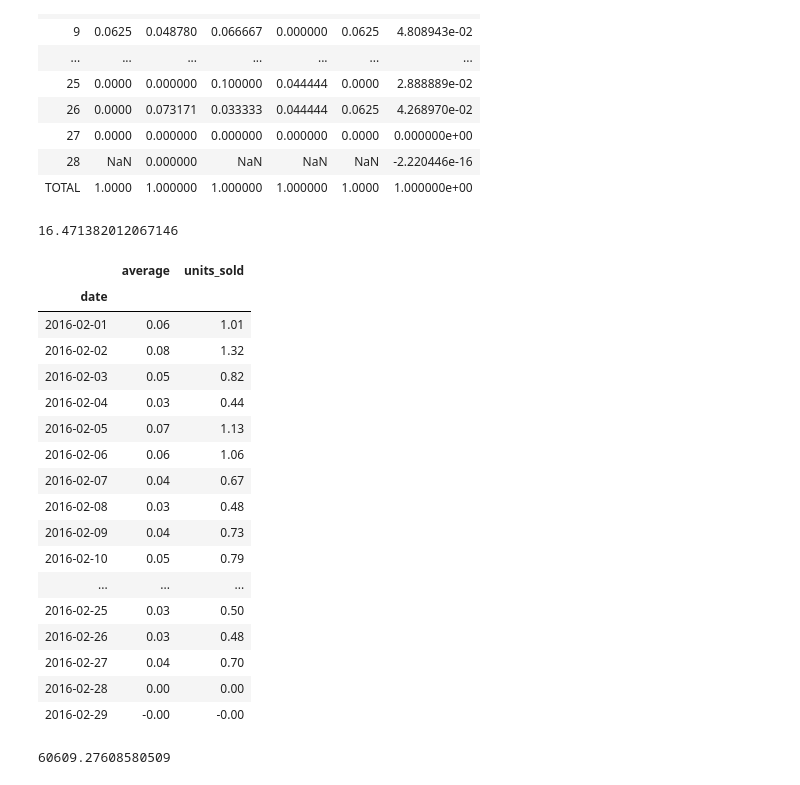
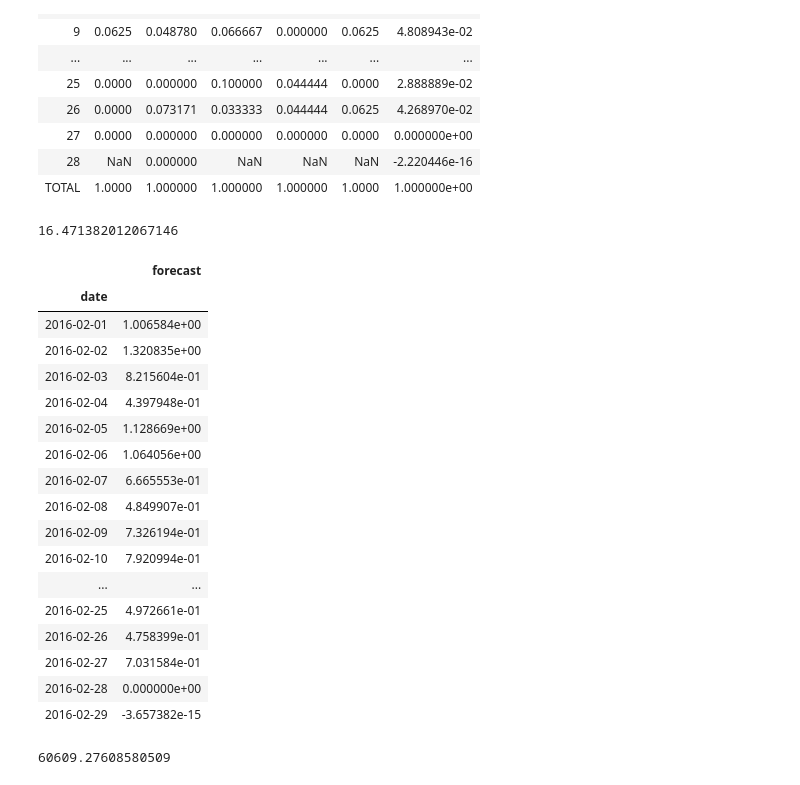
Before and after one commit to alecjonas/Forecasting_Walmart_Sales, a Jupyter notebook: notebooks/forecasting2.ipynb, the cells around one changed output. Drawn from its saved outputs; the diff is of its cells as text; code cells hidden in the pictures.

```diff
--- a/notebooks/forecasting2.ipynb
+++ b/notebooks/forecasting2.ipynb
@@ -172,7 +173,7 @@ def make_forecast(series, interval, num_of_test_periods, forecast_period, foreca
     forecast = trend + seasonal
     actual = df[-num_of_test_periods:].loc[df[-num_of_test_periods:].index.month == forecast_month].iloc[0, 0]
     error = (forecast-actual)/actual
-    return forecast, error, actual
+    return forecast, error, actual, train_series
 
 def trickle_down_forecast(upper_forecast, actual, path_lst):
     forecast = upper_forecast * np.prod(path_lst)
@@ -671,32 +688,34 @@ def daily_distribution(store_dept_forecast, daily_series, store_id, dept_id, pro
     #item_sold_in_month = mb.loc[product_id][month-1]
     #forecast_month_item = store_dept_forecast*item_distribution*item_sold_in_month
     forecast_month_item = store_dept_forecast*item_distribution
-    df['units_sold'] = df['average'] * forecast_month_item
+    df['forecast'] = df['average'] * forecast_month_item
     print(forecast_month_item)
-    return df.round(2)
+    df = df['forecast'].to_frame()
+    return df
 # %%
 forecast1 = make_forecast(make_series('CA_1', 'FOODS_3'), 'M', 2, 1, 2)[0]
-daily_distribution(forecast1, df1, 'CA_1', 'FOODS_3', 'FOODS_3_005_CA_1_validation', 2016, 2)
+df_test = daily_distribution(forecast1, df1, 'CA_1', 'FOODS_3', 'FOODS_3_005_CA_1_validation', 2016, 2)
+df_test
 # %% [output]
 16.471382012067146
-|  | average | units_sold |
-| date |  |  |
-| 2016-02-01 | 0.06 | 1.01 |
-| 2016-02-02 | 0.08 | 1.32 |
-| 2016-02-03 | 0.05 | 0.82 |
-| 2016-02-04 | 0.03 | 0.44 |
-| 2016-02-05 | 0.07 | 1.13 |
-| 2016-02-06 | 0.06 | 1.06 |
-| 2016-02-07 | 0.04 | 0.67 |
-| 2016-02-08 | 0.03 | 0.48 |
-| 2016-02-09 | 0.04 | 0.73 |
-| 2016-02-10 | 0.05 | 0.79 |
-| ... | ... | ... |
-| 2016-02-25 | 0.03 | 0.50 |
-| 2016-02-26 | 0.03 | 0.48 |
-| 2016-02-27 | 0.04 | 0.70 |
-| 2016-02-28 | 0.00 | 0.00 |
-| 2016-02-29 | -0.00 | -0.00 |
+|  | forecast |
+| date |  |
+| 2016-02-01 | 1.006584e+00 |
+| 2016-02-02 | 1.320835e+00 |
+| 2016-02-03 | 8.215604e-01 |
+| 2016-02-04 | 4.397948e-01 |
+| 2016-02-05 | 1.128669e+00 |
+| 2016-02-06 | 1.064056e+00 |
+| 2016-02-07 | 6.665553e-01 |
+| 2016-02-08 | 4.849907e-01 |
+| 2016-02-09 | 7.326194e-01 |
+| 2016-02-10 | 7.920994e-01 |
+| ... | ... |
+| 2016-02-25 | 4.972661e-01 |
+| 2016-02-26 | 4.758399e-01 |
+| 2016-02-27 | 7.031584e-01 |
+| 2016-02-28 | 0.000000e+00 |
+| 2016-02-29 | -3.657382e-15 |
 # %%
 forecast1
 # %% [output]
```
Also changed, not shown: parts of 7 cells of this notebook, 1 other file.
